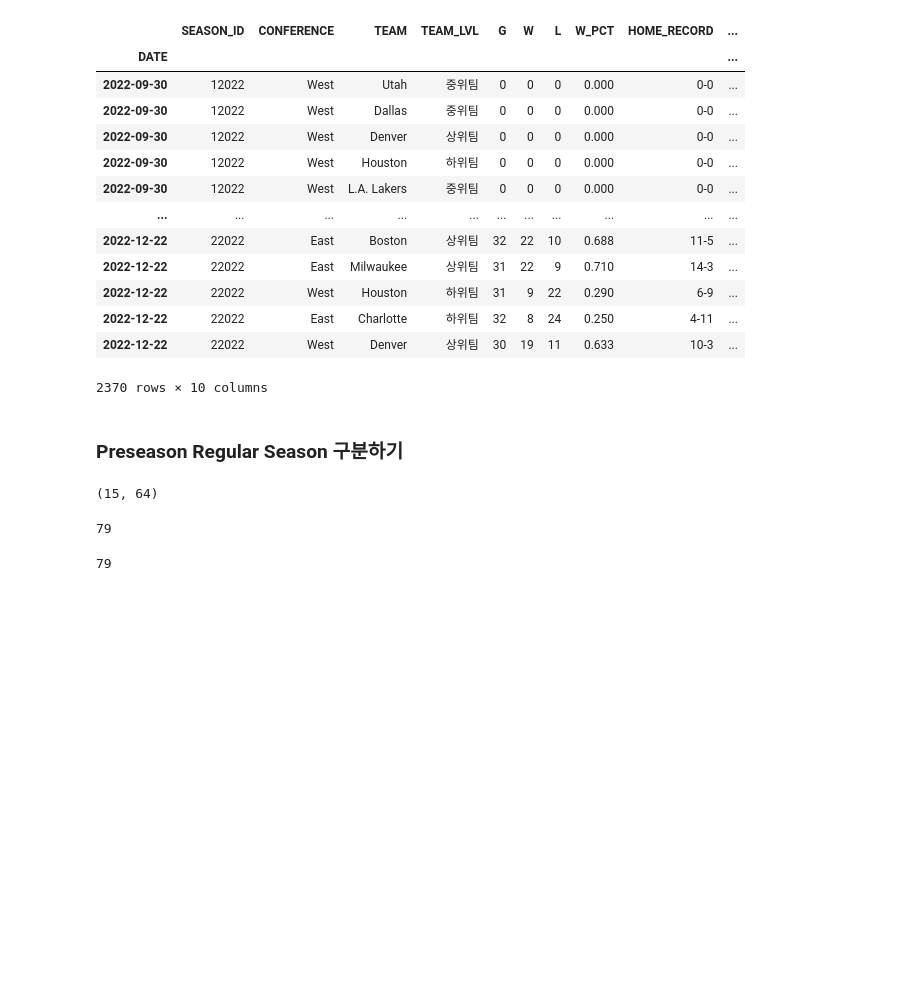
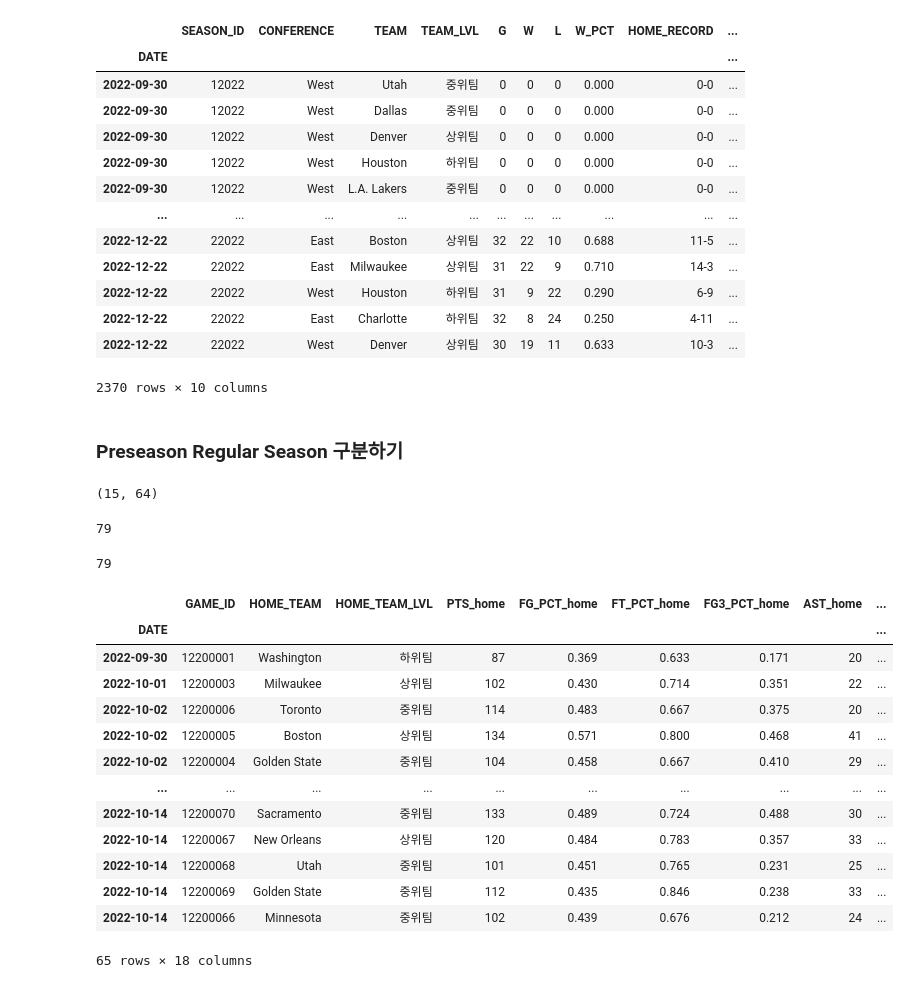
Before and after one commit to cye2020/Project1, a Jupyter notebook: src/preprocess.ipynb, the cells around one changed output. Drawn from its saved outputs; the diff is of its cells as text; code cells hidden in the pictures; blank space fills up the shorter version.

```diff
--- a/src/preprocess.ipynb
+++ b/src/preprocess.ipynb
@@ -745,4 +749,21 @@ len(set(games_details_season2022.index.tolist()))
 len(set(games_season2022.index.tolist()))
 # %% [output]
 79
+# %%
+games_season2022[games_season2022.index.isin(preseason_dates)]
+# %% [output]
+|  | GAME_ID | HOME_TEAM | HOME_TEAM_LVL | PTS_home | FG_PCT_home | FT_PCT_home | FG3_PCT_home | AST_home | ... |
+| DATE |  |  |  |  |  |  |  |  | ... |
+| 2022-09-30 | 12200001 | Washington | 하위팀 | 87 | 0.369 | 0.633 | 0.171 | 20 | ... |
+| 2022-10-01 | 12200003 | Milwaukee | 상위팀 | 102 | 0.430 | 0.714 | 0.351 | 22 | ... |
+| 2022-10-02 | 12200006 | Toronto | 중위팀 | 114 | 0.483 | 0.667 | 0.375 | 20 | ... |
+| 2022-10-02 | 12200005 | Boston | 상위팀 | 134 | 0.571 | 0.800 | 0.468 | 41 | ... |
+| 2022-10-02 | 12200004 | Golden State | 중위팀 | 104 | 0.458 | 0.667 | 0.410 | 29 | ... |
+| ... | ... | ... | ... | ... | ... | ... | ... | ... | ... |
+| 2022-10-14 | 12200070 | Sacramento | 중위팀 | 133 | 0.489 | 0.724 | 0.488 | 30 | ... |
+| 2022-10-14 | 12200067 | New Orleans | 상위팀 | 120 | 0.484 | 0.783 | 0.357 | 33 | ... |
+| 2022-10-14 | 12200068 | Utah | 중위팀 | 101 | 0.451 | 0.765 | 0.231 | 25 | ... |
+| 2022-10-14 | 12200069 | Golden State | 중위팀 | 112 | 0.435 | 0.846 | 0.238 | 33 | ... |
+| 2022-10-14 | 12200066 | Minnesota | 중위팀 | 102 | 0.439 | 0.676 | 0.212 | 24 | ... |
+65 rows × 18 columns
 # %%
```
Also changed, not shown: parts of 4 cells of this notebook, 1 other file.
